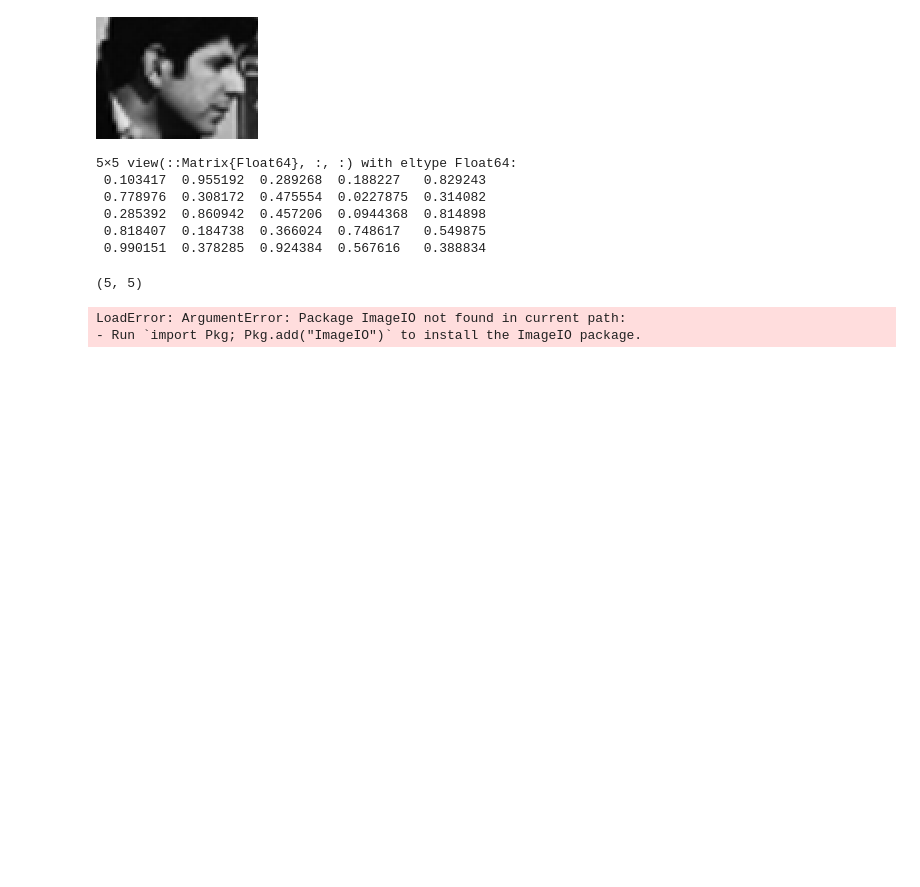
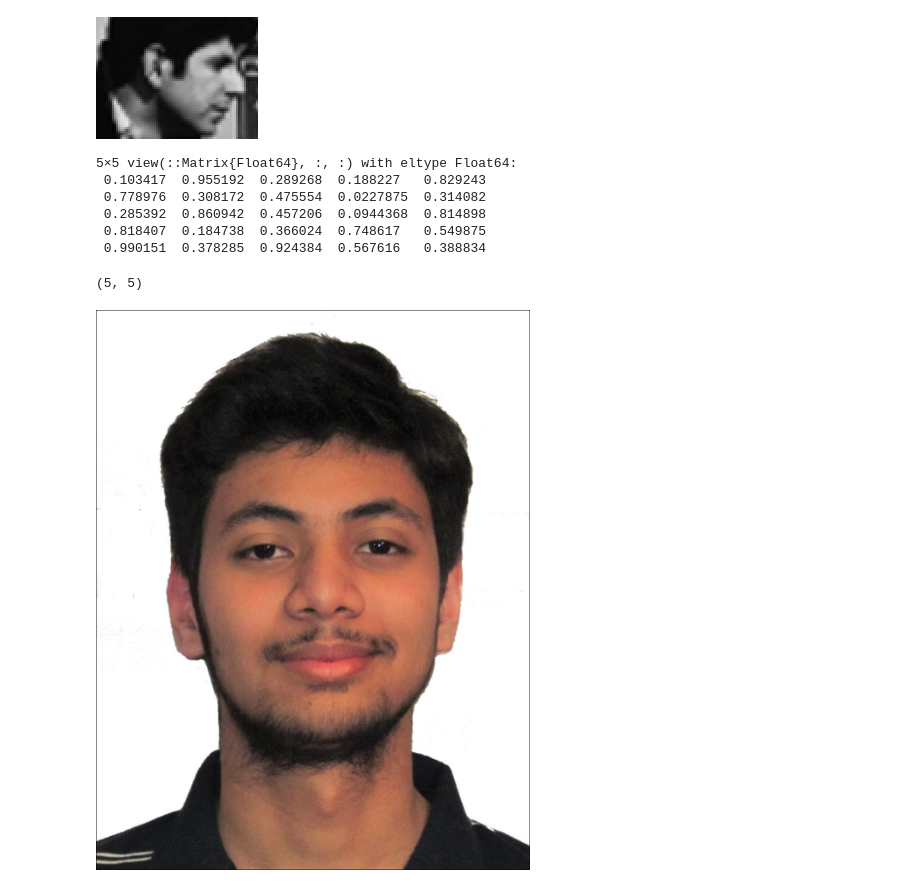
Before and after one commit to dr-ghost/computing, a Jupyter notebook: Face_recog.ipynb, the cells around one changed output. Drawn from its saved outputs; the diff is of its cells as text; code cells hidden in the pictures; blank space fills up the shorter version.

```diff
--- a/Face_recog.ipynb
+++ b/Face_recog.ipynb
@@ -87,7 +88,6 @@ size(im_rgb)
 # %% [output]
 (5, 5)
 # %%
-using ImageIO
+load("mypic.jpeg")
 # %% [output]
-LoadError: ArgumentError: Package ImageIO not found in current path:
-- Run `import Pkg; Pkg.add("ImageIO")` to install the ImageIO package.
+[figure, added]
```
Also changed, not shown: parts of 3 cells of this notebook.
